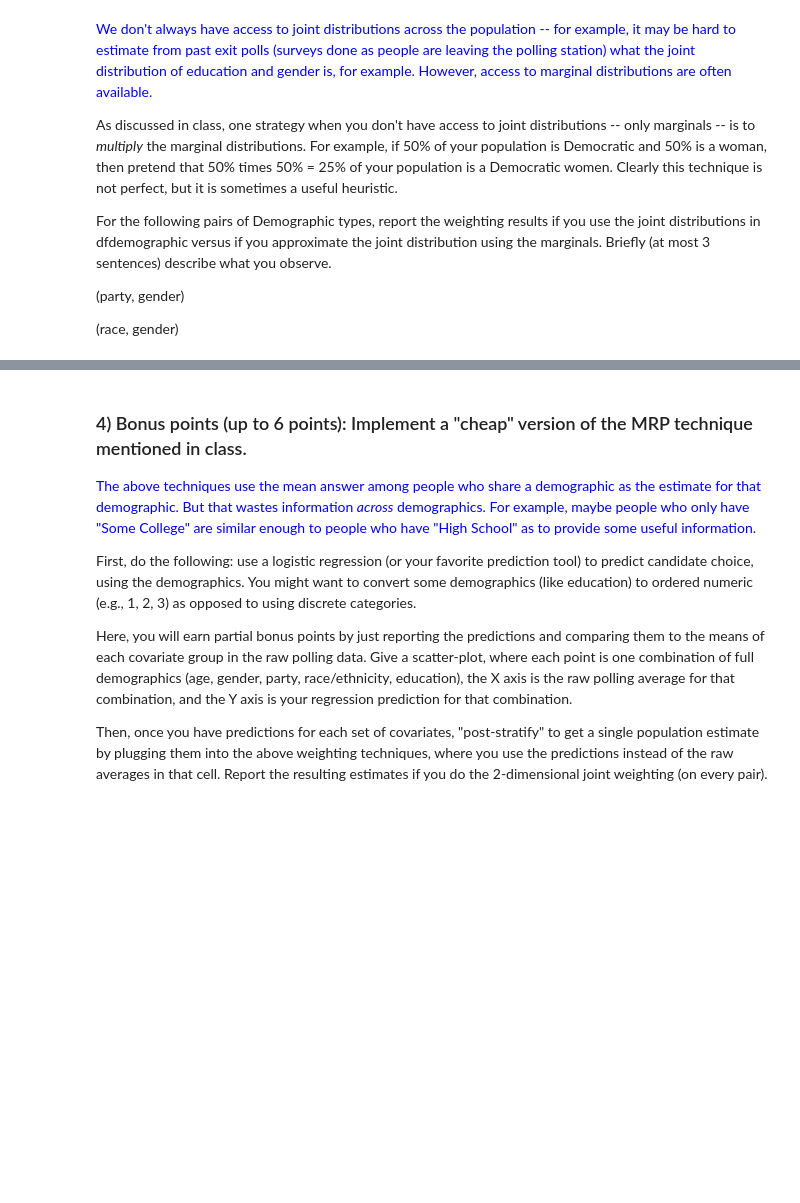
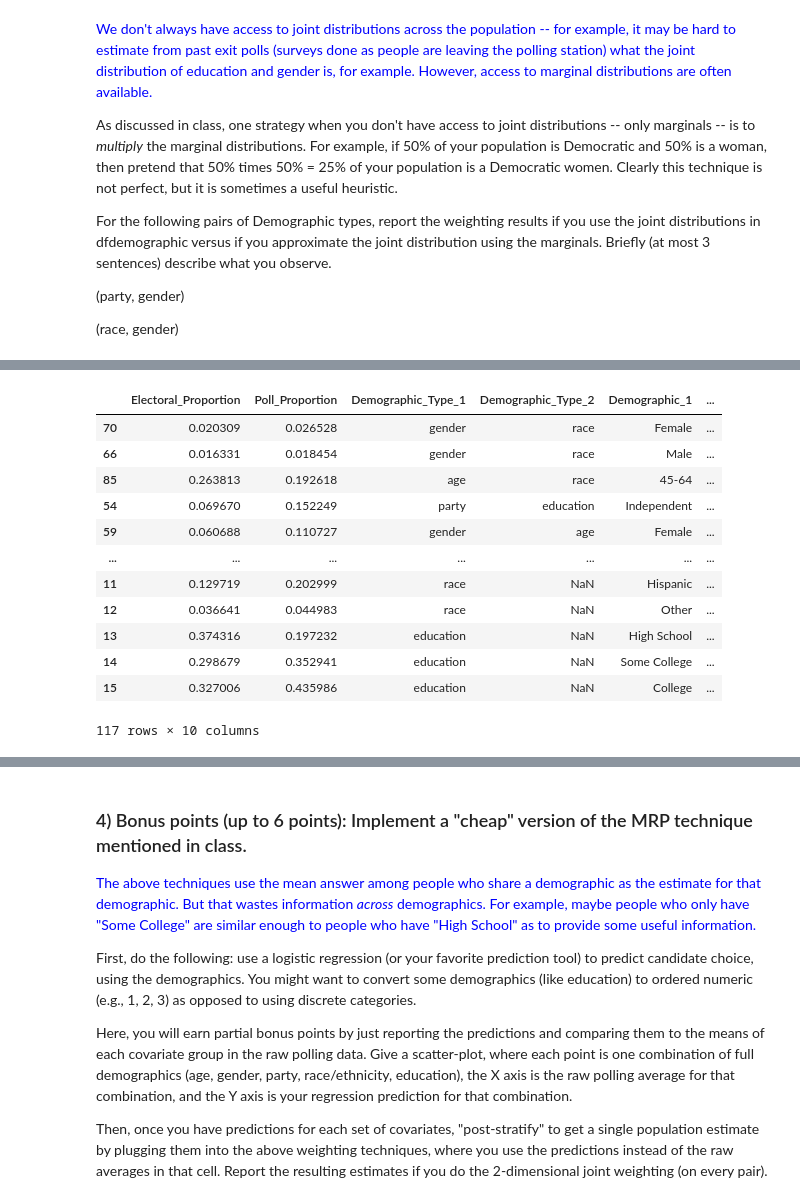
Before and after one commit to martinsun0/People-Data-Systems, a Jupyter notebook: HW1/HW1_assignment.ipynb, the cells around one changed output, grey strips where cells are left out. Drawn from its saved outputs; the diff is of its cells as text; code cells hidden in the pictures; blank space fills up the shorter version.

```diff
--- a/HW1/HW1_assignment.ipynb
+++ b/HW1/HW1_assignment.ipynb
@@ -275,0 +394,15 @@ For the following pairs of Demographic types, report the weighting results if yo
+# %%
+dfdemographic["Marginal_Error"] = ""
+
+for i, rows in dfdemographic.iterrows():
+    if pd.isna(dfdemographic['Demographic_Type_2'].iloc[i]):
+        continue
+    else:
+        d1 = dfdemographic['Demographic_1'].iloc[i]
+        d2 = dfdemographic['Demographic_2'].iloc[i]
+        estimate1 = dfdemographic[(dfdemographic['Demographic_1'] == d1) & (pd.isnull(dfdemographic['Demographic_2']))]['Electoral_Proportion'].iloc[0]
+        estimate2 = dfdemographic[(dfdemographic['Demographic_1'] == d2) & (pd.isnull(dfdemographic['Demographic_2']))]['Electoral_Proportion'].iloc[0]
+        product = estimate1 * estimate2
+        error = abs(product-dfdemographic['Electoral_Proportion'].iloc[i])/dfdemographic['Electoral_Proportion'].iloc[i]
+        dfdemographic["Marginal_Error"].iloc[i] = error
+dfdemographic
@@ -275,0 +447,17 @@ For the following pairs of Demographic types, report the weighting results if yo
+# %%
+dfdemographic['Marginal_Error'] = pd.to_numeric(dfdemographic['Marginal_Error'], downcast="float")
+dfdemographic.sort_values(by=['Marginal_Error'])
+# %% [output]
+|  | Electoral_Proportion | Poll_Proportion | Demographic_Type_1 | Demographic_Type_2 | Demographic_1 | ... |
+| 70 | 0.020309 | 0.026528 | gender | race | Female | ... |
+| 66 | 0.016331 | 0.018454 | gender | race | Male | ... |
+| 85 | 0.263813 | 0.192618 | age | race | 45-64 | ... |
+| 54 | 0.069670 | 0.152249 | party | education | Independent | ... |
+| 59 | 0.060688 | 0.110727 | gender | age | Female | ... |
+| ... | ... | ... | ... | ... | ... | ... |
+| 11 | 0.129719 | 0.202999 | race | NaN | Hispanic | ... |
+| 12 | 0.036641 | 0.044983 | race | NaN | Other | ... |
+| 13 | 0.374316 | 0.197232 | education | NaN | High School | ... |
+| 14 | 0.298679 | 0.352941 | education | NaN | Some College | ... |
+| 15 | 0.327006 | 0.435986 | education | NaN | College | ... |
+117 rows × 10 columns
```
Also changed, not shown: parts of 13 cells of this notebook, 2 other files.
